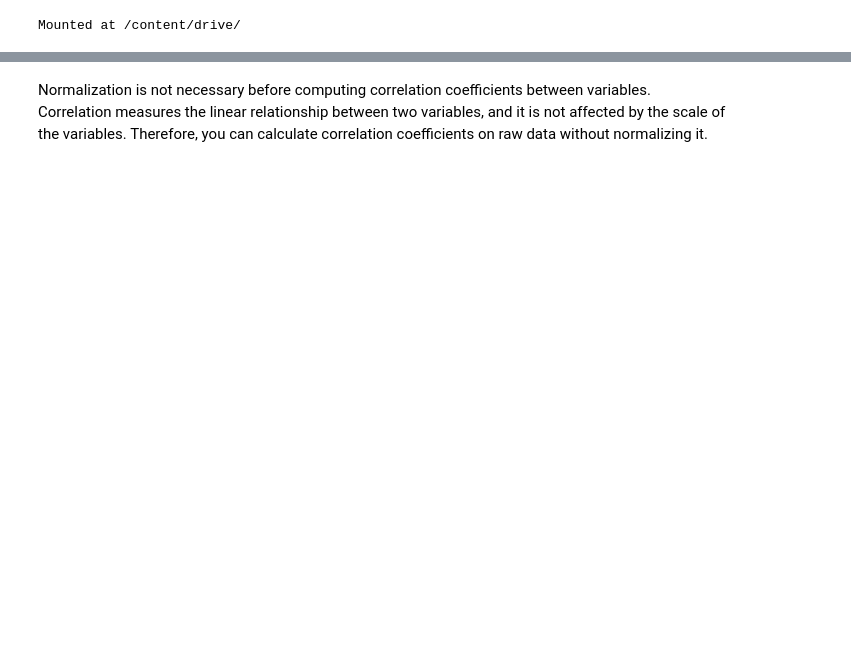
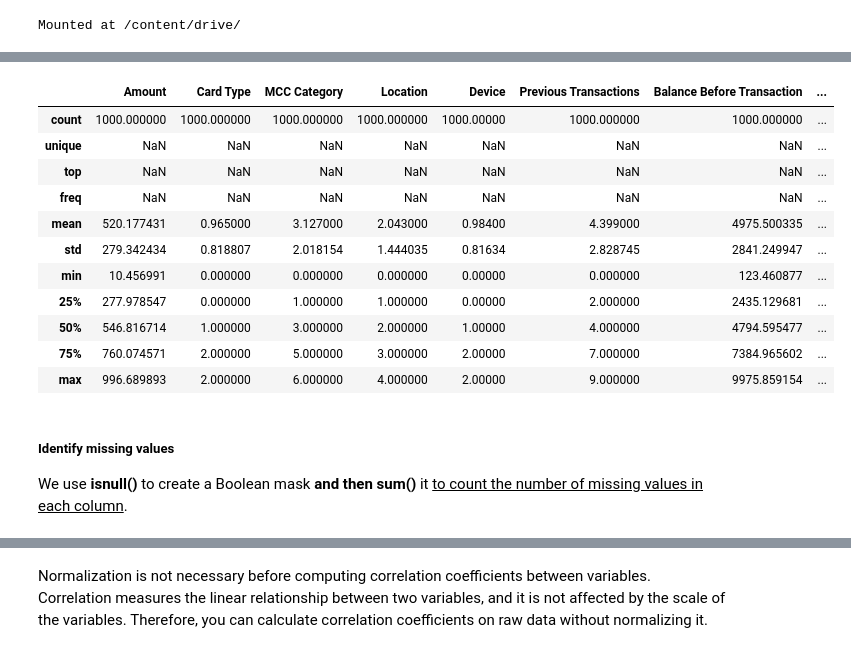
Before and after one commit to vatsaaa/mtech, a Jupyter notebook: semester_1/03_assignments/ml/Group21_Financial_Transactions_Dataset.ipynb, the cells around one changed output, grey strips where cells are left out. Saved outputs shown, nothing was run; the diff lists cells and outputs as text; code cells hidden in the pictures; blank space fills up the shorter version.

```diff
--- a/semester_1/03_assignments/ml/Group21_Financial_Transactions_Dataset.ipynb
+++ b/semester_1/03_assignments/ml/Group21_Financial_Transactions_Dataset.ipynb
@@ -212 +682,19 @@ Note, “count” returned by this method is the number of non-missing values in
+# %%
+df.describe(include="all")
+# %% [output]
+|  | Amount | Card Type | MCC Category | Location | Device | Previous Transactions | Balance Before Transaction | ... |
+| count | 1000.000000 | 1000.000000 | 1000.000000 | 1000.000000 | 1000.00000 | 1000.000000 | 1000.000000 | ... |
+| unique | NaN | NaN | NaN | NaN | NaN | NaN | NaN | ... |
+| top | NaN | NaN | NaN | NaN | NaN | NaN | NaN | ... |
+| freq | NaN | NaN | NaN | NaN | NaN | NaN | NaN | ... |
+| mean | 520.177431 | 0.965000 | 3.127000 | 2.043000 | 0.98400 | 4.399000 | 4975.500335 | ... |
+| std | 279.342434 | 0.818807 | 2.018154 | 1.444035 | 0.81634 | 2.828745 | 2841.249947 | ... |
+| min | 10.456991 | 0.000000 | 0.000000 | 0.000000 | 0.00000 | 0.000000 | 123.460877 | ... |
+| 25% | 277.978547 | 0.000000 | 1.000000 | 1.000000 | 0.00000 | 2.000000 | 2435.129681 | ... |
+| 50% | 546.816714 | 1.000000 | 3.000000 | 2.000000 | 1.00000 | 4.000000 | 4794.595477 | ... |
+| 75% | 760.074571 | 2.000000 | 5.000000 | 3.000000 | 2.00000 | 7.000000 | 7384.965602 | ... |
+| max | 996.689893 | 2.000000 | 6.000000 | 4.000000 | 2.00000 | 9.000000 | 9975.859154 | ... |
+# %% [markdown]
+##### Identify missing values
+We use **isnull()** to create a Boolean mask **and then sum()** it <u>to count the number of missing values in each column</u>.
 # %%
```
Also changed, not shown: parts of 118 cells of this notebook.
